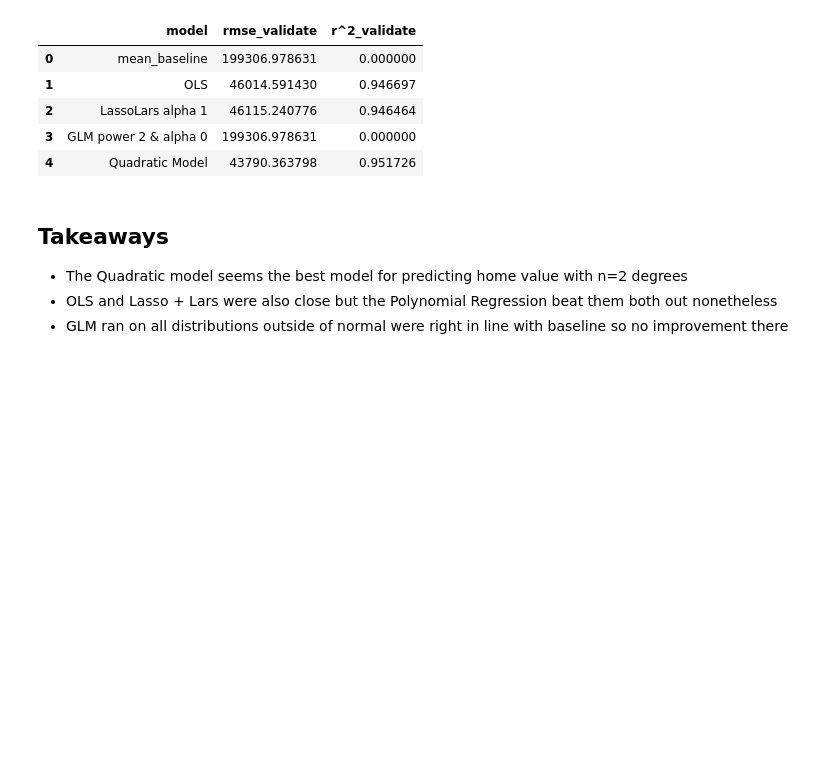
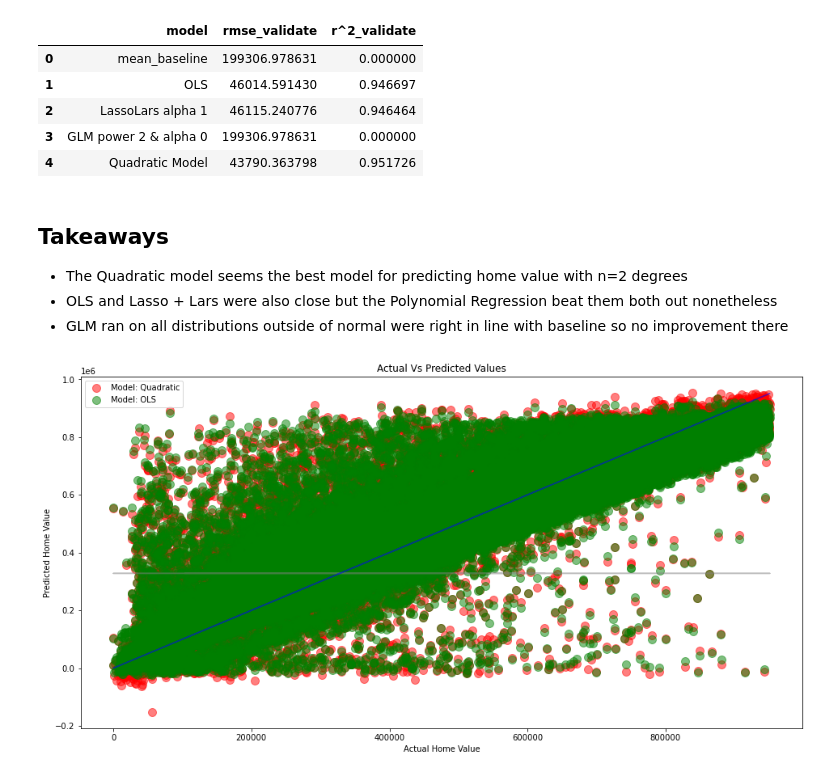
Before and after one commit to Larry-Holmes/regression-exercises, a Jupyter notebook: modeling.ipynb, the cells around one changed output. Cells and saved outputs as stored; diff of their text form; code cells hidden in the pictures; blank space fills up the shorter version.

Commit message:
updating modeling exercise

```diff
--- a/modeling.ipynb
+++ b/modeling.ipynb
@@ -243,3 +243,21 @@ metric_df
 - The Quadratic model seems the best model for predicting home value with n=2 degrees
 - OLS and Lasso + Lars were also close but the Polynomial Regression beat them both out nonetheless
 - GLM ran on all distributions outside of normal were right in line with baseline so no improvement there
+# %%
+plt.figure(figsize=(16,8))
+plt.plot(y_validate.tax_value, y_validate.tax_value_mean, alpha=.5, color='gray', label='_nolegend_')
+
+plt.plot(y_validate.tax_value, y_validate.tax_value, alpha=.5, color='blue', label='_nolegend_')
+
+plt.scatter(y_validate.tax_value, y_validate.tv_pred_lm2,
+            alpha=.5, color="red", s=100, label="Model: Quadratic")
+
+plt.scatter(y_validate.tax_value, y_validate.tv_pred_lm,
+            alpha=.5, color="green", s=100, label="Model: OLS")
+plt.legend()
+plt.xlabel("Actual Home Value")
+plt.ylabel("Predicted Home Value")
+plt.title("Actual Vs Predicted Values")
+plt.show()
+# %% [output]
+[figure, added]
```
Also changed, not shown: parts of 1 cell of this notebook.
